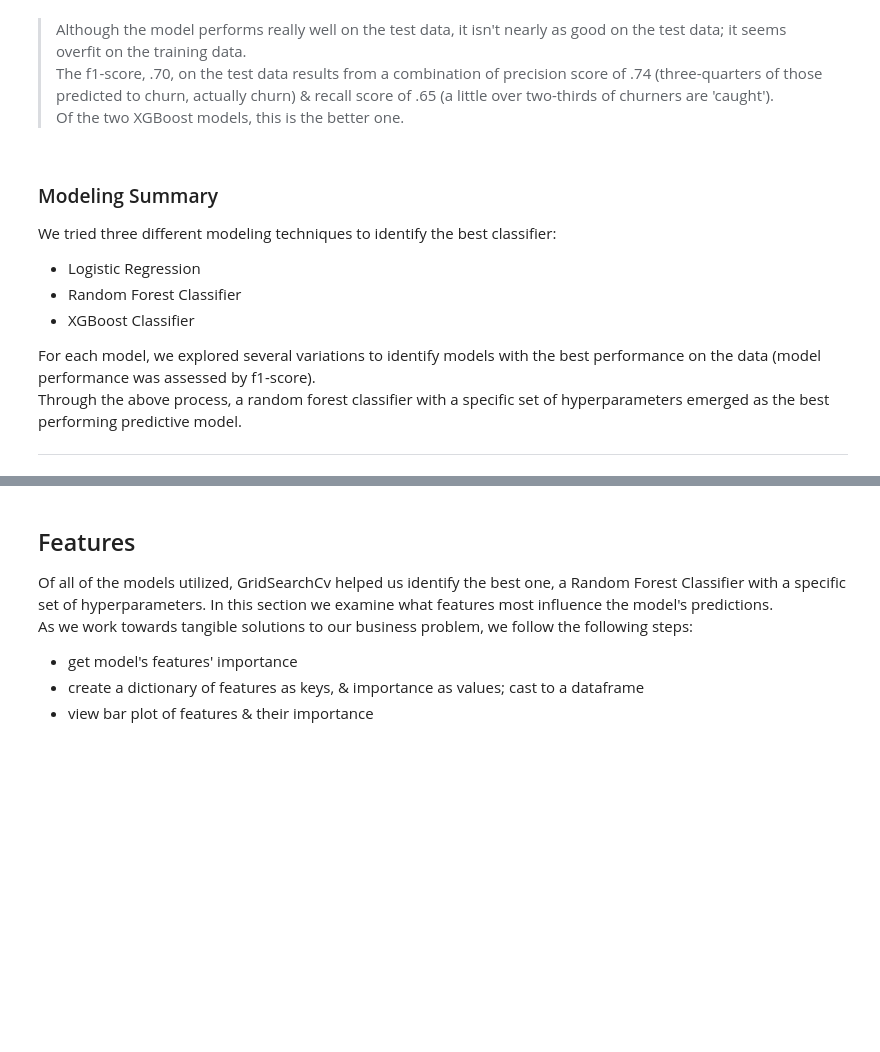
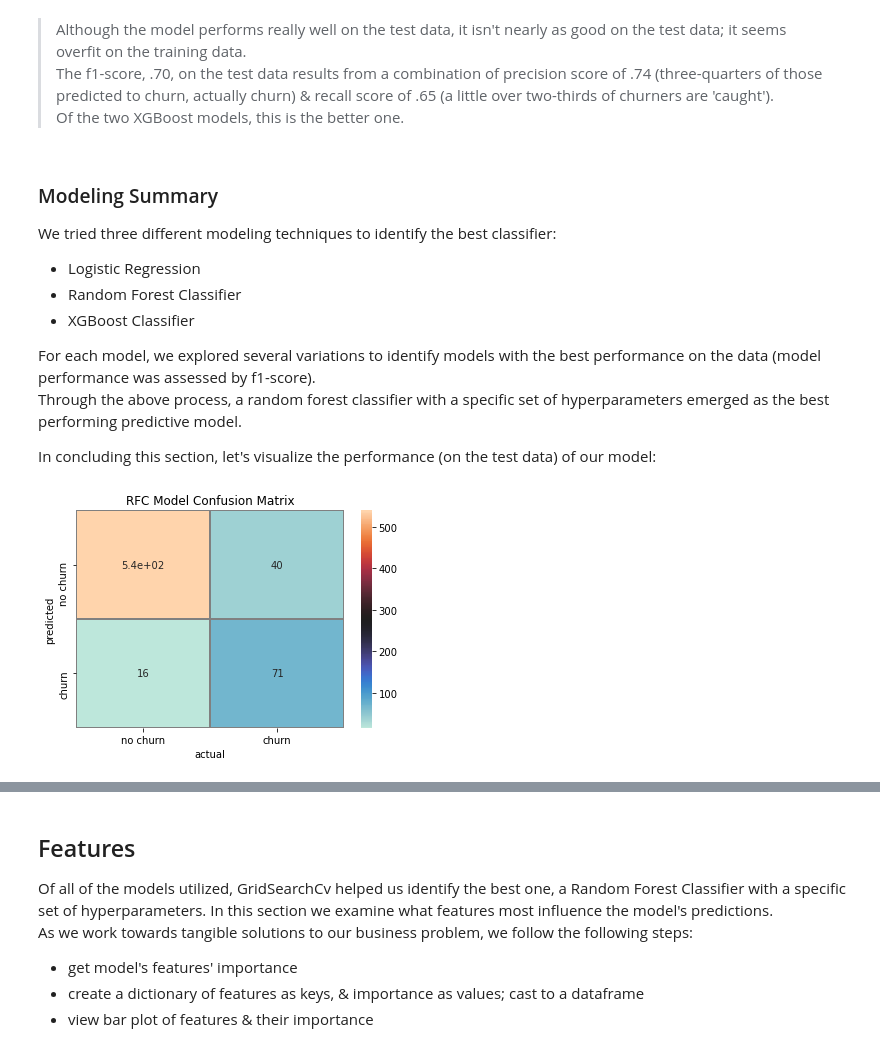
Before and after one commit to terminalcoder/Churn-in-Telecom, a Jupyter notebook: notebook.ipynb, the cells around one changed output, grey strips where cells are left out. Saved outputs shown, nothing was run; the diff lists cells and outputs as text; code cells hidden in the pictures; blank space fills up the shorter version.

```diff
--- a/notebook.ipynb
+++ b/notebook.ipynb
@@ -521,4 +566,24 @@ We tried three different modeling techniques to identify the best classifier:
 
 For each model, we explored several variations to identify models with the best performance on the data (model performance was assessed by f1-score).
 Through the above process, a random forest classifier with a specific set of hyperparameters emerged as the best performing predictive model.
-***
+
+In concluding this section, let's visualize the performance (on the test data) of our model:
+# %%
+fig, axis = plt.subplots()
+
+# plot heatmap of confusion matrix
+sns.heatmap(confusion_matrix(y_test, best_rfc_test_pred,),
+            cmap='icefire', linecolor='gray', linewidth=1, annot=True,
+            xticklabels = ['no churn', 'churn'],
+            yticklabels = ['no churn', 'churn'],
+            ax = axis)
+
+# set title/labels
+plt.title('RFC Model Confusion Matrix')
+plt.ylabel('predicted')
+plt.xlabel('actual')
+
+# save figure
+# fig.savefig('images/rcf_conf_matr');
+# %% [output]
+[figure, added]
```
Also changed, not shown: parts of 21 cells of this notebook, 2 other files.
